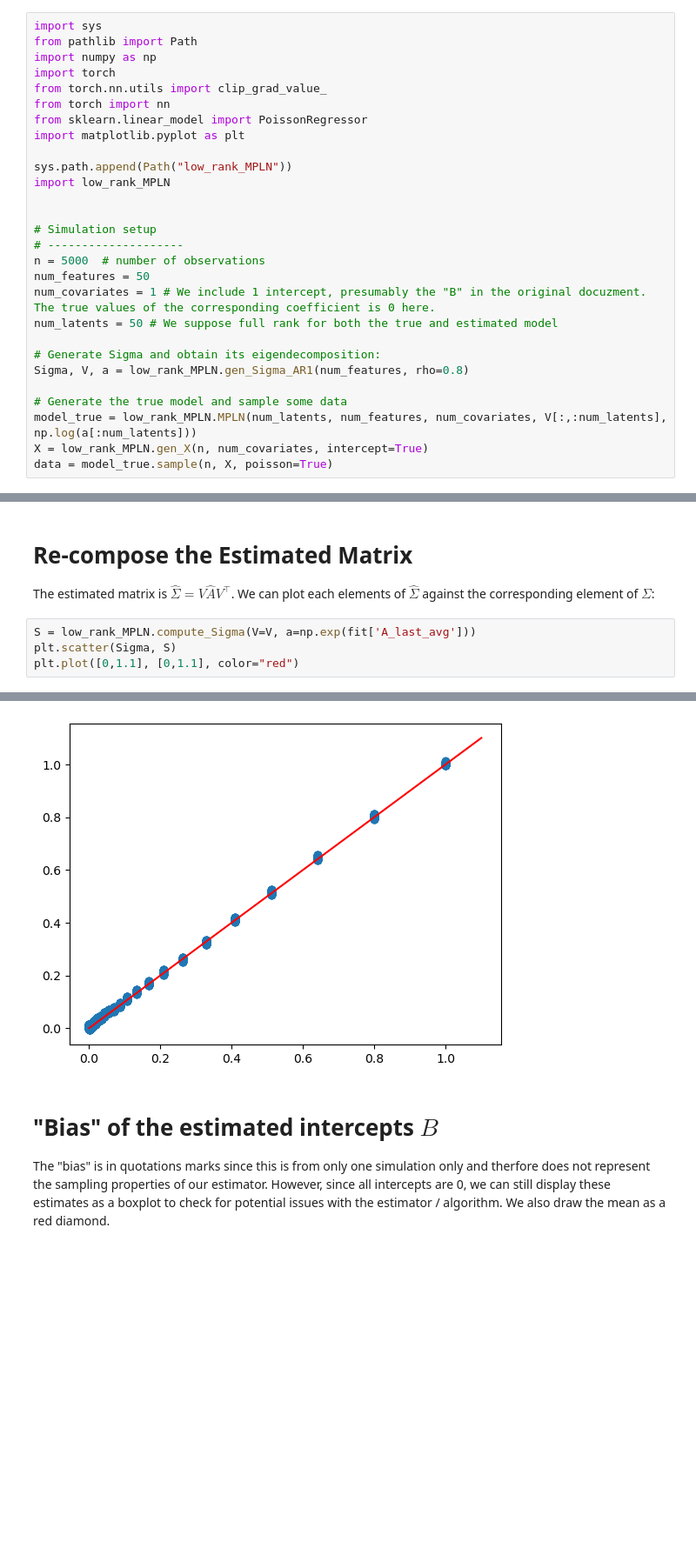
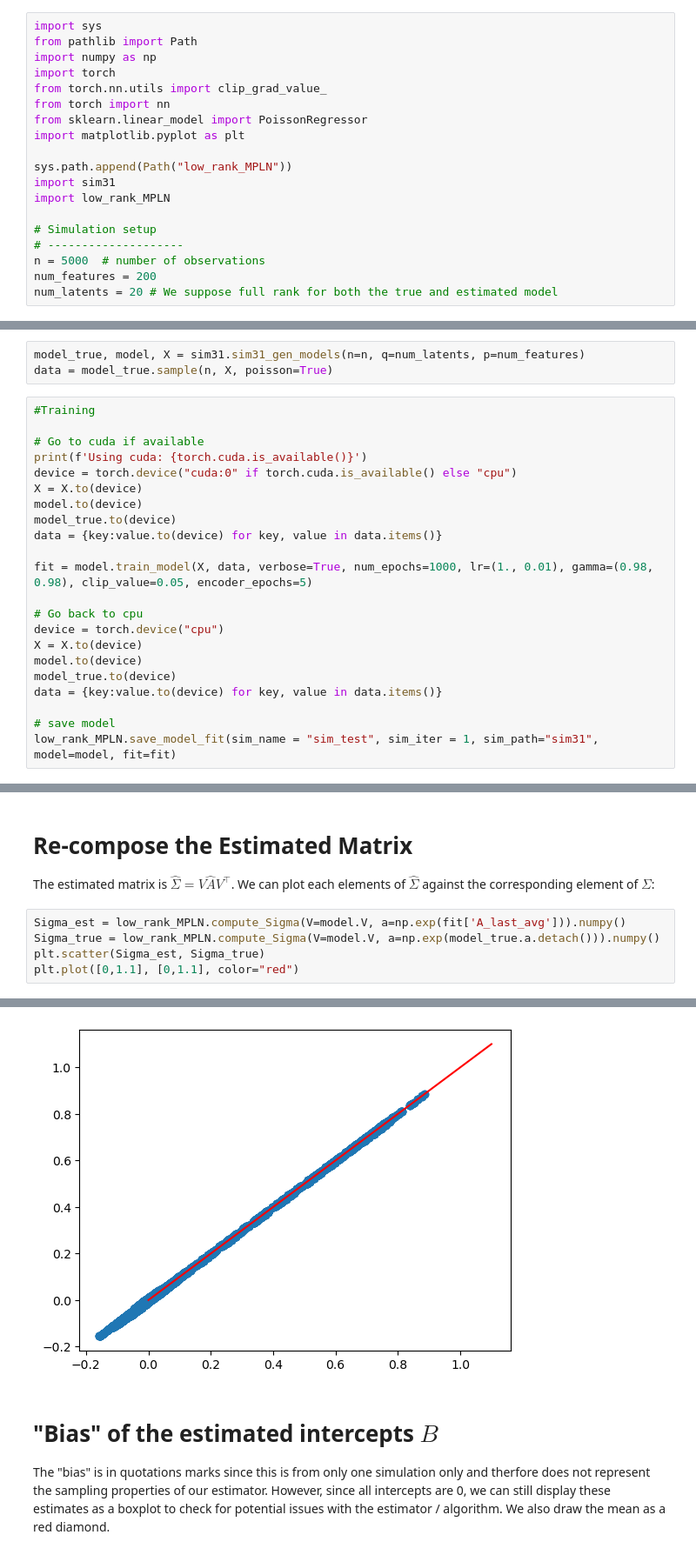
Before and after one commit to wiwh/gllvmprime, a Jupyter notebook: low_rank_MPLN/low_rank_MPLN.ipynb, the cells around one changed output, grey strips where cells are left out. Shown at 87% size. Drawn from its saved outputs; the diff is of its cells as text; blank space fills up the shorter version.

```diff
--- a/low_rank_MPLN/low_rank_MPLN.ipynb
+++ b/low_rank_MPLN/low_rank_MPLN.ipynb
@@ -100,20 +100,11 @@ from sklearn.linear_model import PoissonRegressor
 import matplotlib.pyplot as plt
 
 sys.path.append(Path("low_rank_MPLN"))
+import sim31
 import low_rank_MPLN
-
 
 # Simulation setup
 # --------------------
 n = 5000  # number of observations
-num_features = 50
-num_covariates = 1 # We include 1 intercept, presumably the "B" in the original docuzment. The true values of the corresponding coefficient is 0 here.
-num_latents = 50 # We suppose full rank for both the true and estimated model
-
-# Generate Sigma and obtain its eigendecomposition:
-Sigma, V, a = low_rank_MPLN.gen_Sigma_AR1(num_features, rho=0.8)
-
-# Generate the true model and sample some data
-model_true = low_rank_MPLN.MPLN(num_latents, num_features, num_covariates, V[:,:num_latents], np.log(a[:num_latents]))
-X = low_rank_MPLN.gen_X(n, num_covariates, intercept=True)
-data = model_true.sample(n, X, poisson=True)
+num_features = 200
+num_latents = 20 # We suppose full rank for both the true and estimated model
@@ -123,0 +111,25 @@ fit = model.train_model(X, data, verbose=False, num_epochs=1000)
+# %%
+model_true, model, X = sim31.sim31_gen_models(n=n, q=num_latents, p=num_features)
+data = model_true.sample(n, X, poisson=True)
+# %%
+#Training
+
+# Go to cuda if available
+print(f'Using cuda: {torch.cuda.is_available()}')
+device = torch.device("cuda:0" if torch.cuda.is_available() else "cpu")
+X = X.to(device)
+model.to(device)
+model_true.to(device)
+data = {key:value.to(device) for key, value in data.items()}
+
+fit = model.train_model(X, data, verbose=True, num_epochs=1000, lr=(1., 0.01), gamma=(0.98, 0.98), clip_value=0.05, encoder_epochs=5)
+
+# Go back to cpu
+device = torch.device("cpu")
+X = X.to(device)
+model.to(device)
+model_true.to(device)
+data = {key:value.to(device) for key, value in data.items()}
+
+# save model
+low_rank_MPLN.save_model_fit(sim_name = "sim_test", sim_iter = 1, sim_path="sim31", model=model, fit=fit)
@@ -178,12 +208,13 @@ It seems fine on this one simulation, but we need more to check the sampling pro
 
 The estimated matrix is $\hat\Sigma = V \hat A V^\top$. We can plot each elements of $\hat\Sigma$ against the corresponding element of $\Sigma$:
 # %%
-S = low_rank_MPLN.compute_Sigma(V=V, a=np.exp(fit['A_last_avg']))
-plt.scatter(Sigma, S)
+Sigma_est = low_rank_MPLN.compute_Sigma(V=model.V, a=np.exp(fit['A_last_avg'])).numpy()
+Sigma_true = low_rank_MPLN.compute_Sigma(V=model.V, a=np.exp(model_true.a.detach())).numpy()
+plt.scatter(Sigma_est, Sigma_true)
 plt.plot([0,1.1], [0,1.1], color="red")
 # %% [output]
 [<matplotlib.lines.Line2D at 0x...>]
-[figure, old version]
+[figure, new version]
 # %% [markdown]
 # "Bias" of the estimated intercepts $B$
 
```
Also changed, not shown: parts of 11 cells of this notebook, 11 other files.
